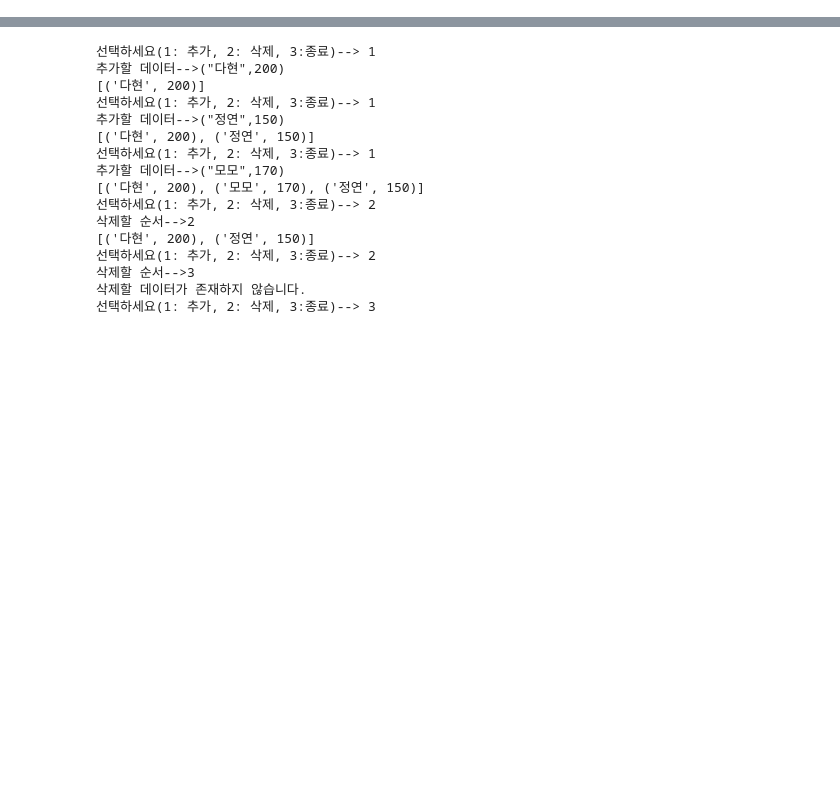
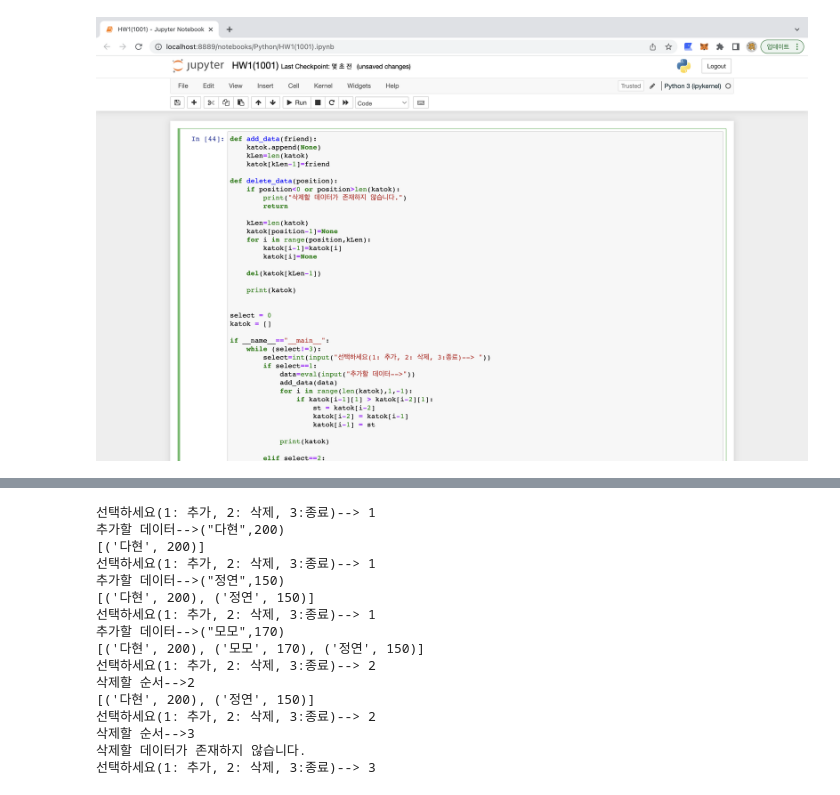
Before and after one commit to S2ungho/SeunghoHam_Python_HW1, a Jupyter notebook: HW1(1001).ipynb, the cells around one changed output, grey strips where cells are left out. Cells and saved outputs as stored; diff of their text form; code cells hidden in the pictures; blank space fills up the shorter version.

```diff
--- a/HW1(1001).ipynb
+++ b/HW1(1001).ipynb
@@ -0,0 +1,5 @@
+# %%
+from IPython.display import Image
+Image("IDE.png")
+# %% [output]
+[figure, added]
```
Also changed, not shown: parts of 2 cells of this notebook, 2 other files.
